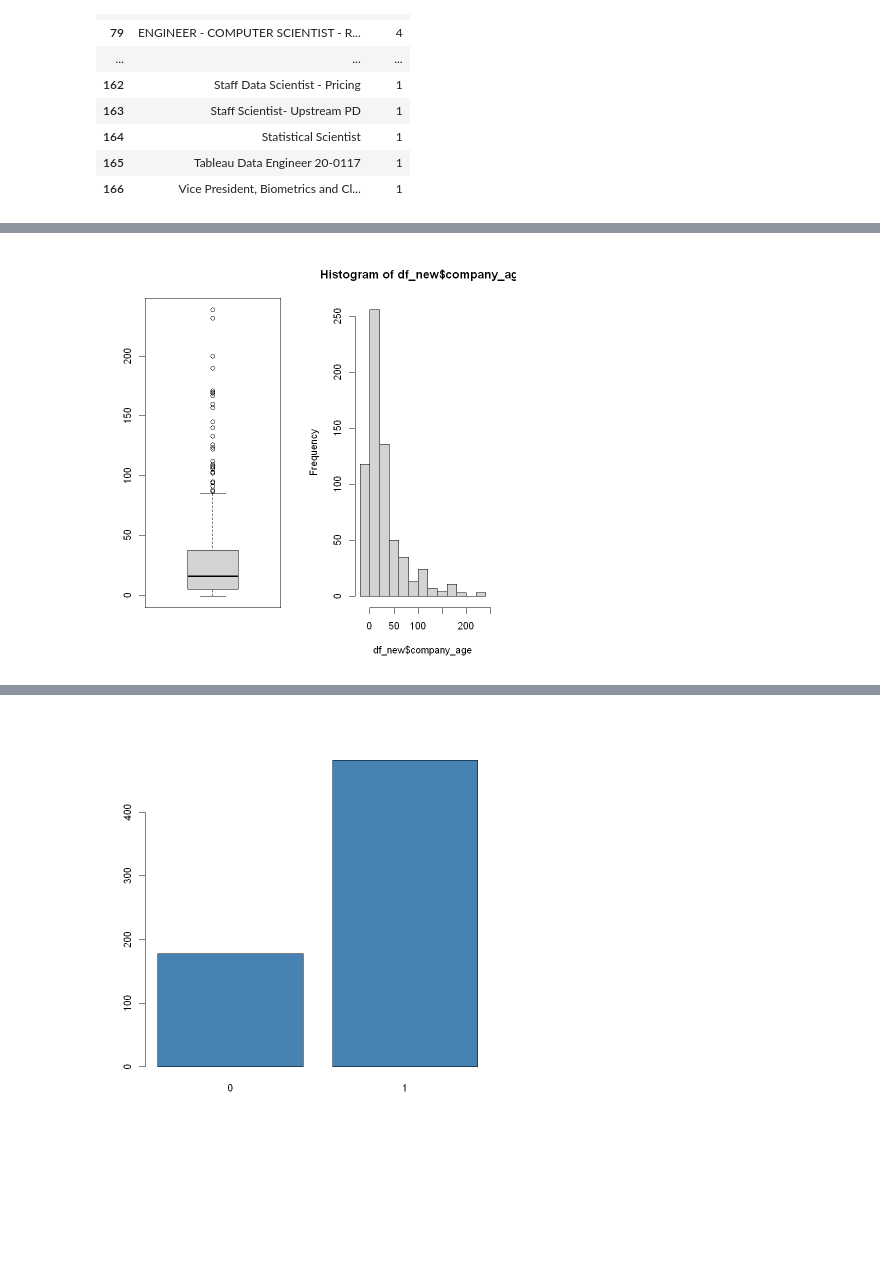
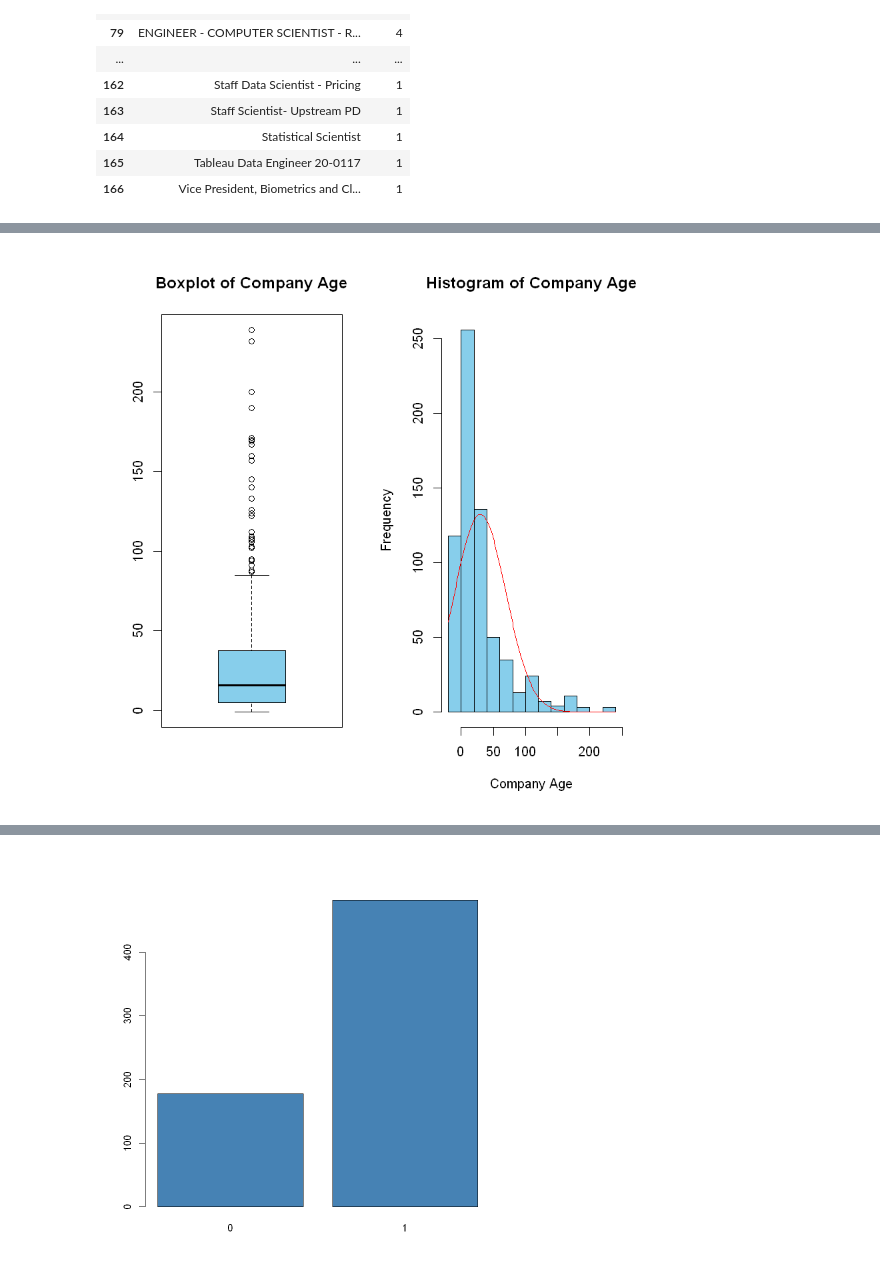
Before and after one commit to ngyh6726/MH3511_R_Project, a Jupyter notebook: Glassdoor_Job_Postings.ipynb, the cells around one changed output, grey strips where cells are left out. Saved outputs shown, nothing was run; the diff lists cells and outputs as text; code cells hidden in the pictures; blank space fills up the shorter version.

```diff
--- a/Glassdoor_Job_Postings.ipynb
+++ b/Glassdoor_Job_Postings.ipynb
@@ -35,5 +29,5 @@ A data.frame: 5 × 27
 # %%
-df_new <- df %>% select(-c("Salary.Estimate", "Job.Description", "Company.Name", "Industry", "Location", "Headquarters", "same_state"))
+df_new <- df %>% select(-c("Salary.Estimate", "Job.Description", "Company.Name", "Industry", "Location", "Headquarters"))
 
 head(df_new, 5)
 # %% [output]
@@ -282,8 +529,11 @@ A data.frame: 39 × 2
 # %%
-# Company Age
 par(mfrow=c(1, 2))
-boxplot(df_new$company_age)
-hist(df_new$company_age)
+boxplot(df_new$company_age, main="Boxplot of Company Age", col="skyblue")
+hist(df_new$company_age, xlab="Company Age", main="Histogram of Company Age", col="skyblue")
+xpt <- seq(-20, 240, by=1)
+nden <- dnorm(xpt, mean(df_new$company_age), sd(df_new$company_age))
+ypt <- nden*nrow(df_new)*20
+lines(xpt, ypt, col="red")
 # %% [output]
-[figure, old version]
+[figure, new version]
 # %%
```
Also changed, not shown: parts of 63 cells of this notebook.
